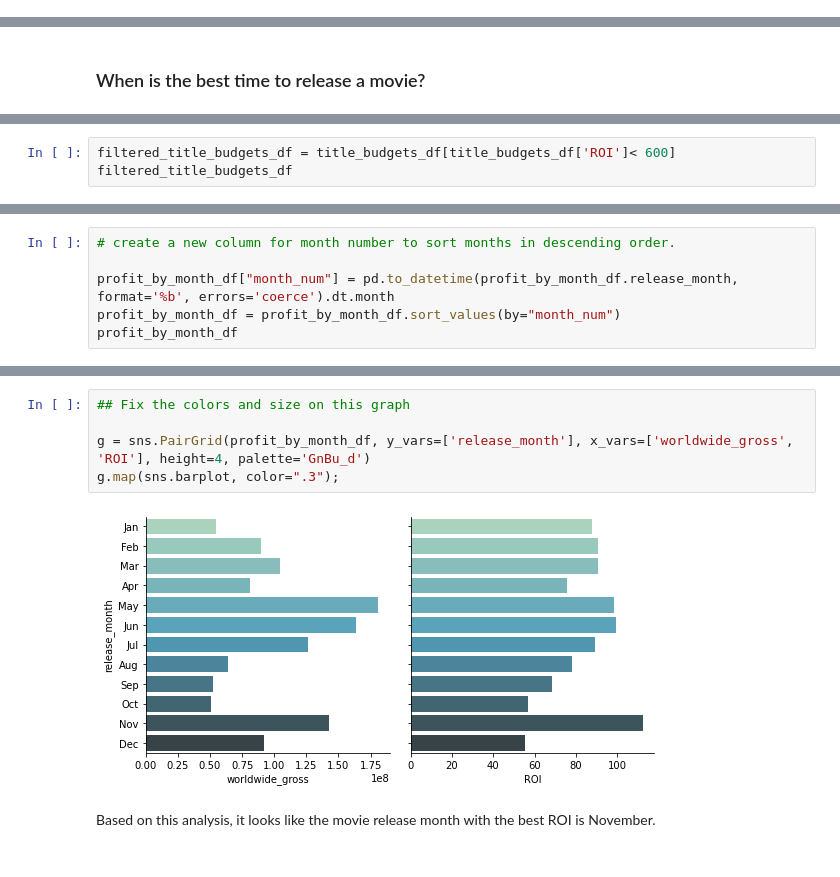
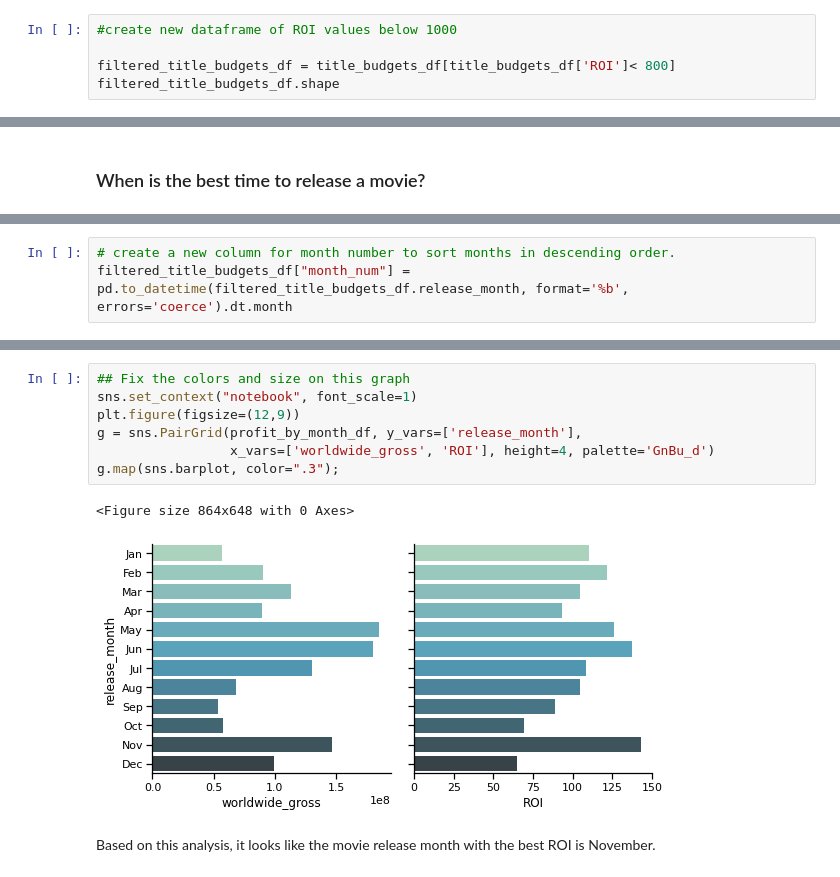
Before and after one commit to Sammyknee/dsc-project-template, a Jupyter notebook: Phase 1 Project - Data Analysis.ipynb, the cells around one changed output, grey strips where cells are left out. Saved outputs shown, nothing was run; the diff lists cells and outputs as text.

```diff
--- a/Phase 1 Project - Data Analysis.ipynb
+++ b/Phase 1 Project - Data Analysis.ipynb
@@ -38,0 +74,5 @@ directors_df.head()
+# %%
+#create new dataframe of ROI values below 1000
+
+filtered_title_budgets_df = title_budgets_df[title_budgets_df['ROI']< 800]
+filtered_title_budgets_df.shape
@@ -218,3 +239,0 @@ It is clear that the ROI column contains a number of outliers, which is skewing
-# %%
-filtered_title_budgets_df = title_budgets_df[title_budgets_df['ROI']< 600]
-filtered_title_budgets_df
@@ -271,0 +256,3 @@ Now that we have filtered the dataset, let's group by release month and find wha
+# %%
+# create a new column for month number to sort months in descending order.
+filtered_title_budgets_df["month_num"] = pd.to_datetime(filtered_title_budgets_df.release_month, format='%b', errors='coerce').dt.month
@@ -289,6 +284,0 @@ profit_by_month_df
-# %%
-# create a new column for month number to sort months in descending order.
-
-profit_by_month_df["month_num"] = pd.to_datetime(profit_by_month_df.release_month, format='%b', errors='coerce').dt.month
-profit_by_month_df = profit_by_month_df.sort_values(by="month_num")
-profit_by_month_df
@@ -325,9 +285,12 @@ profit_by_month_df
 # %%
 ## Fix the colors and size on this graph
-
-g = sns.PairGrid(profit_by_month_df, y_vars=['release_month'], x_vars=['worldwide_gross', 'ROI'], height=4, palette='GnBu_d')
+sns.set_context("notebook", font_scale=1)
+plt.figure(figsize=(12,9))
+g = sns.PairGrid(profit_by_month_df, y_vars=['release_month'],
+                 x_vars=['worldwide_gross', 'ROI'], height=4, palette='GnBu_d')
 g.map(sns.barplot, color=".3");
 # %% [output]
+<Figure size 864x648 with 0 Axes>
-[figure, old version]
+[figure, new version]
 # %% [markdown]
 Based on this analysis, it looks like the movie release month with the best ROI is November.
```
Also changed, not shown: parts of 71 cells of this notebook.
